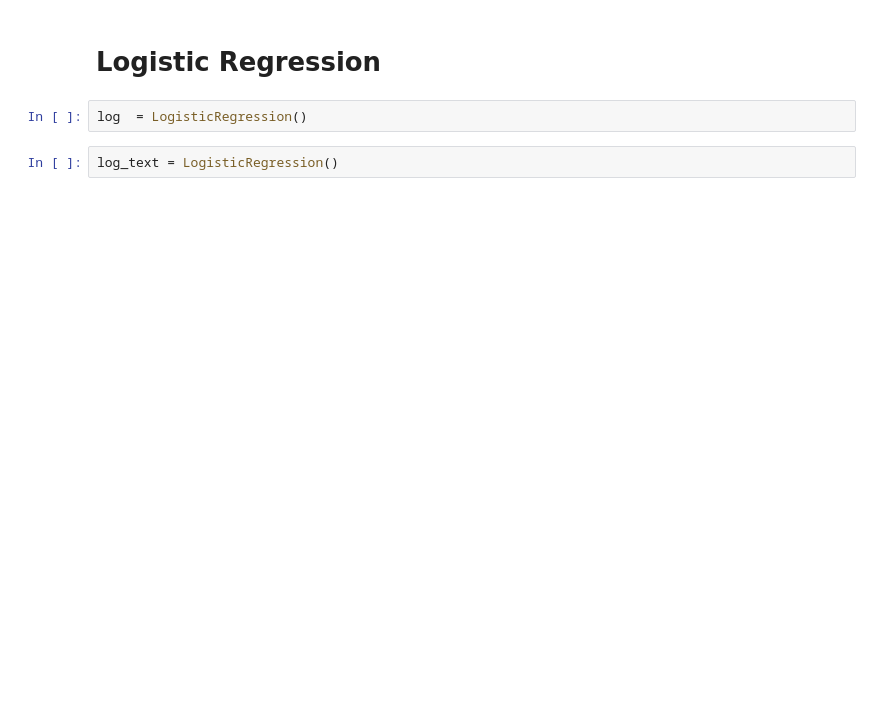
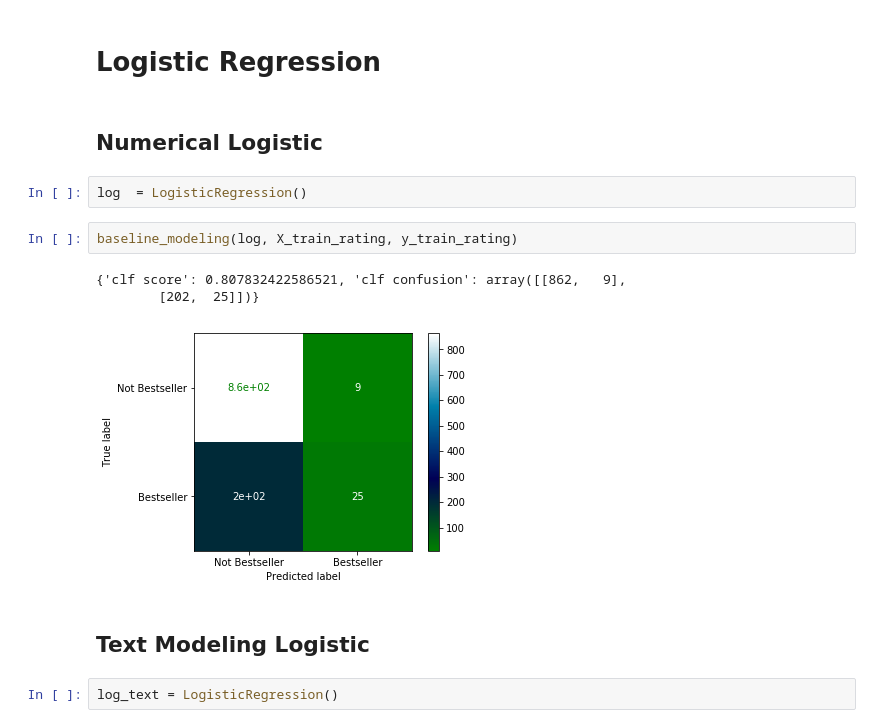
Before and after one commit to robillersomeone/NYT_bestsellers, a Jupyter notebook: initial_modeling.ipynb, the cells around one changed output. Cells and saved outputs as stored; diff of their text form; blank space fills up the shorter version.

```diff
--- a/initial_modeling.ipynb
+++ b/initial_modeling.ipynb
@@ -116,6 +116,16 @@ baseline_modeling(rf_text, df_text_X, df_text_y[0])
 # %% [markdown]
 # Logistic Regression
+# %% [markdown]
+## Numerical Logistic
 # %%
 log  = LogisticRegression()
+# %%
+baseline_modeling(log, X_train_rating, y_train_rating)
+# %% [output]
+{'clf score': 0.807832422586521, 'clf confusion': array([[862,   9],
+        [202,  25]])}
+[figure, added]
+# %% [markdown]
+## Text Modeling Logistic
 # %%
 log_text = LogisticRegression()
```
Also changed, not shown: parts of 6 cells of this notebook, 4 other files.
